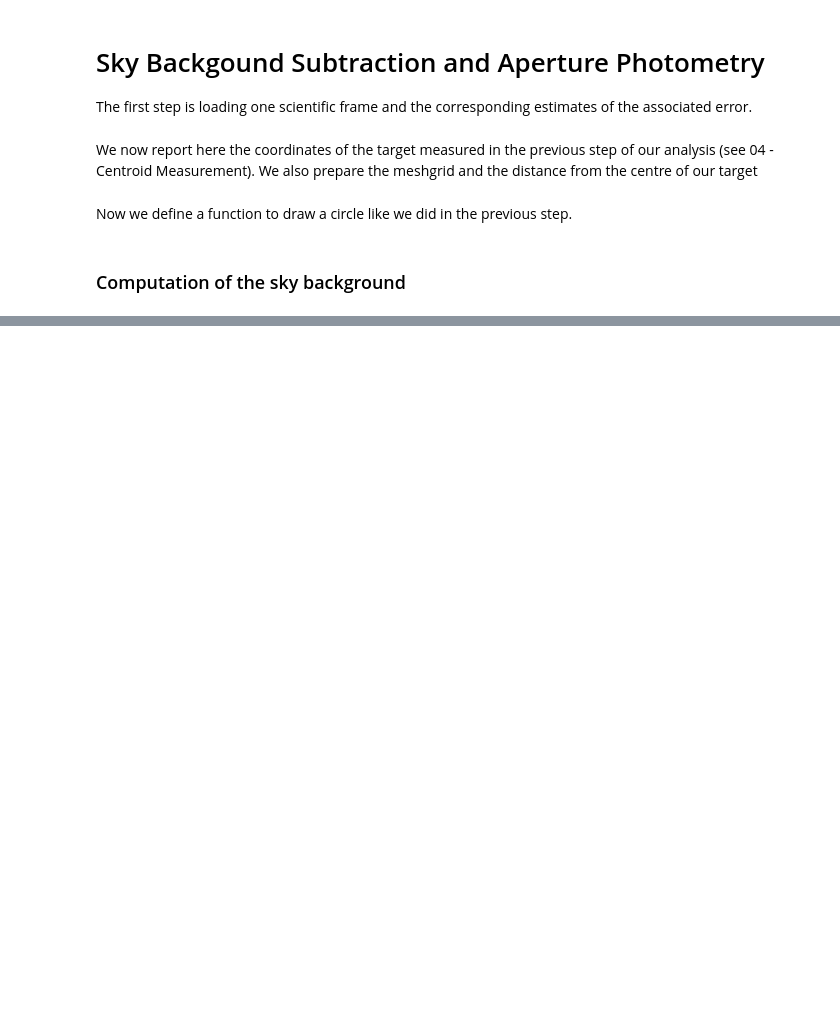
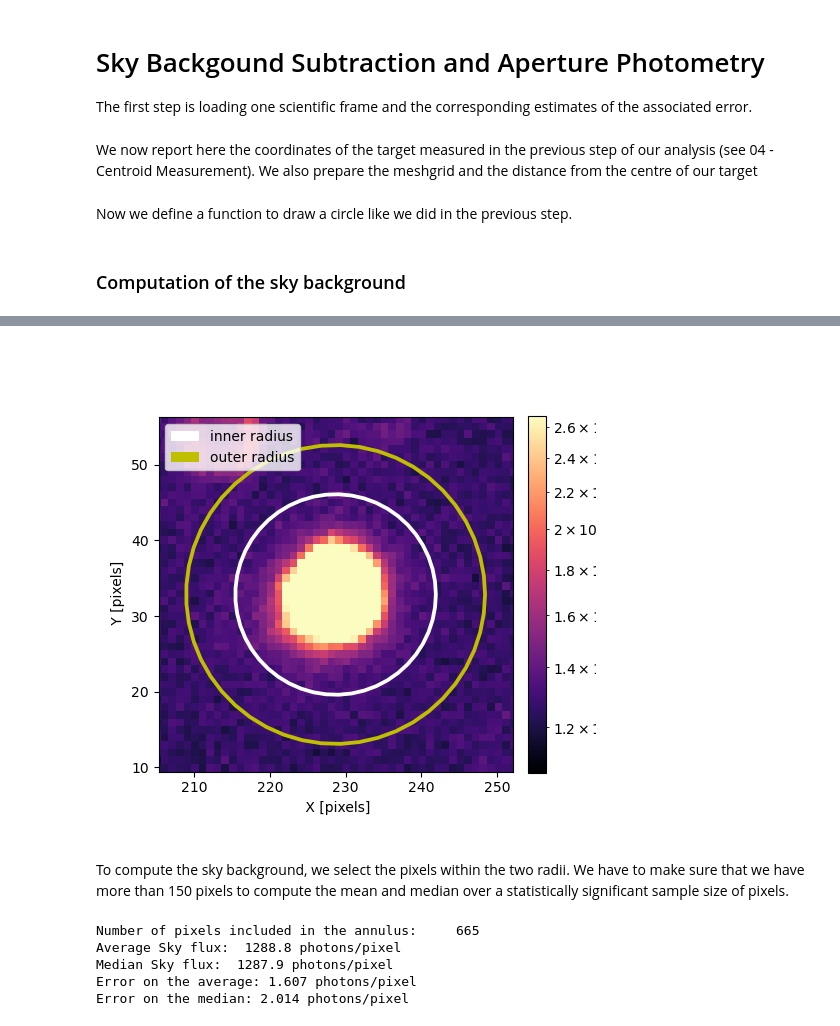
Before and after one commit to LFiaccadori/Astrolab2, a Jupyter notebook: 05 - Aperture Photometry.ipynb, the cells around one changed output, grey strips where cells are left out. Cells and saved outputs as stored; diff of their text form; code cells hidden in the pictures; blank space fills up the shorter version.

Commit message:
Sky Background Subtraction

```diff
--- a/05 - Aperture Photometry.ipynb
+++ b/05 - Aperture Photometry.ipynb
@@ -49,0 +56,57 @@ def make_circle_around_star(x_pos, y_pos, radius, thickness=0.5, label='', color
+# %%
+# Value for the radii
+inner_radius = 13
+outer_radius = 19.5
+from matplotlib import colors
+
+vmin = np.amin(science_corrected[:,100:400])
+vmax = np.amax(science_corrected[:,100:400])
+
+vmax = 2.5*vmin
+
+fig, ax = plt.subplots(1, figsize=(5,5))
+im1 = plt.imshow(science_corrected, cmap=plt.colormaps['magma'], norm=colors.LogNorm(vmin=vmin, vmax=vmax), origin='lower')
+plt.colorbar(im1,ax=ax, fraction=0.046, pad=0.04)
+
+# Cut the plot around the target star, with some margin with respect to the inner radius
+plt.xlim(x_target_refined-outer_radius*1.2, x_target_refined+outer_radius*1.2)
+plt.ylim(y_target_refined-outer_radius*1.2, y_target_refined+outer_radius*1.2)
+
+make_circle_around_star(x_target_refined, y_target_refined, inner_radius, label='inner radius')
+make_circle_around_star(x_target_refined, y_target_refined, outer_radius, color='y', label='outer radius')
+
+plt.xlabel(' X [pixels]')
+plt.ylabel(' Y [pixels]')
+plt.legend(loc='upper left')
+plt.show()
+# %% [output]
+[figure, added]
+# %% [markdown]
+To compute the sky background, we select the pixels within the two radii. We have to make sure that we have more than 150 pixels to compute the mean and median over a statistically significant sample size of pixels.
+# %%
+target_distance = np.sqrt((X-x_target_refined)**2 + (Y-y_target_refined)**2)
+
+# Select region between the two radii and create 2D boolean matrix.
+annulus_selection = (target_distance > inner_radius) & (target_distance < outer_radius)
+
+# Compute median and average
+sky_flux_average = np.sum(science_corrected[annulus_selection]) / np.sum(annulus_selection)
+sky_flux_median = np.median(science_corrected[annulus_selection])
+
+print('Number of pixels included in the annulus: {0:7.0f}'.format(np.sum(annulus_selection)))
+print('Average Sky flux: {0:7.1f} photons/pixel'.format(sky_flux_average))
+print('Median Sky flux: {0:7.1f} photons/pixel'.format(sky_flux_median))
+
+sky_flux_average_error = np.std(science_corrected[annulus_selection])/np.sqrt(len(science_corrected[annulus_selection]))
+sky_flux_median_error = sky_flux_average_error * 1.253
+
+print('Error on the average: {0:.3f} photons/pixel'.format(sky_flux_average_error))
+print('Error on the median: {0:.3f} photons/pixel'.format(sky_flux_median_error))
+
+# Sono consistenti
+# %% [output]
+Number of pixels included in the annulus:     665
+Average Sky flux:  1288.8 photons/pixel
+Median Sky flux:  1287.9 photons/pixel
+Error on the average: 1.607 photons/pixel
+Error on the median: 2.014 photons/pixel
```
Also changed, not shown: parts of 3 cells of this notebook.
